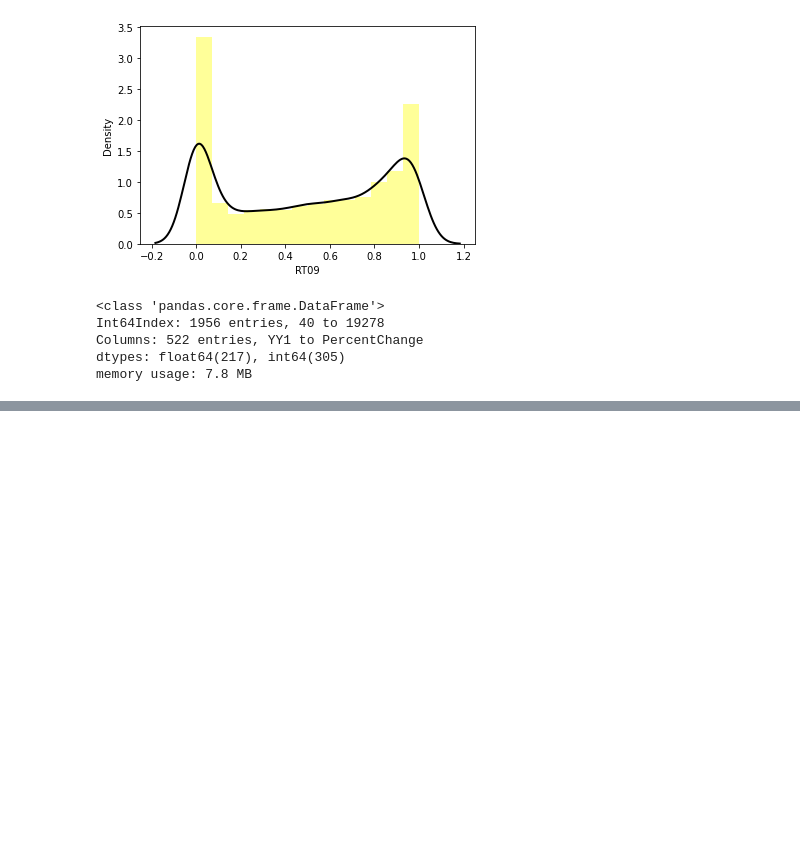
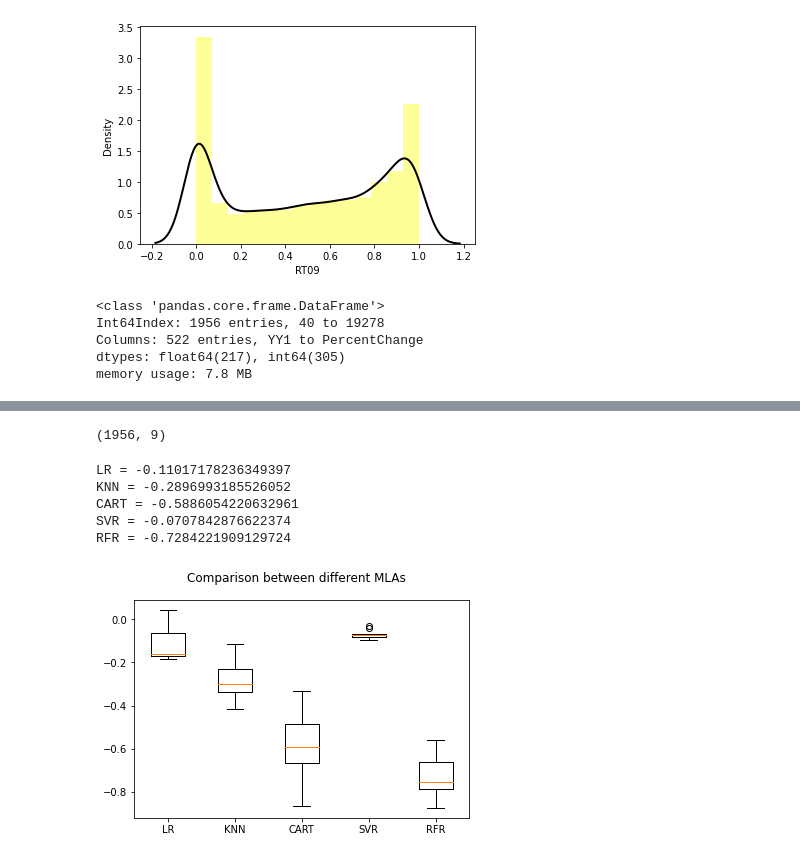
Before and after one commit to suriyakanth2711/RoBo-0.0, a Jupyter notebook: model.ipynb, the cells around one changed output, grey strips where cells are left out. Cells and saved outputs as stored; diff of their text form; code cells hidden in the pictures; blank space fills up the shorter version.

```diff
--- a/model.ipynb
+++ b/model.ipynb
@@ -99,6 +109,10 @@ data.head()
 | 42 | 65 | 4 | 1 | 0 | 3 | 54313.791570 | 3 | 1.449215e+06 | 0.840871 |
 | 43 | 65 | 4 | 1 | 0 | 3 | 55378.767875 | 3 | 1.894419e+06 | 0.840871 |
 | 44 | 65 | 4 | 1 | 0 | 3 | 54313.791570 | 3 | 1.677047e+06 | 0.840871 |
+# %%
+data.shape
+# %% [output]
+(1956, 9)
 # %%
 #Train test split
 from sklearn.model_selection import train_test_split
@@ -109,0 +130,36 @@ X_train, X_test, y_train, y_test = train_test_split(X, y, test_size=0.3)
+# %%
+models = []
+models.append(('LR', LinearRegression()))
+models.append(('KNN', KNeighborsRegressor()))
+models.append(('CART', DecisionTreeRegressor()))
+models.append(('SVR', SVR()))
+models.append(('RFR', RandomForestRegressor()))
+# %%
+from sklearn.model_selection import KFold
+from sklearn.model_selection import cross_val_score
+
+results = []
+names = []
+for name, model in models:
+  kf = KFold(10)
+  cv_results = -1*cross_val_score(model, X_train, y_train, cv=kf, scoring='r2')
+  results.append(cv_results)
+  names.append(name)
+  print(name, "=", cv_results.mean())
+# %% [output]
+LR = -0.11017178236349397
+KNN = -0.2896993185526052
+CART = -0.5886054220632961
+SVR = -0.0707842876622374
+RFR = -0.7284221909129724
+# %%
+import matplotlib.pyplot as plt
+
+fig = plt.figure()
+fig.suptitle('Comparison between different MLAs')
+ax = fig.add_subplot(111)
+plt.boxplot(results)
+ax.set_xticklabels(names)
+plt.show()
+# %% [output]
+[figure, added]
```
Also changed, not shown: parts of 10 cells of this notebook.
